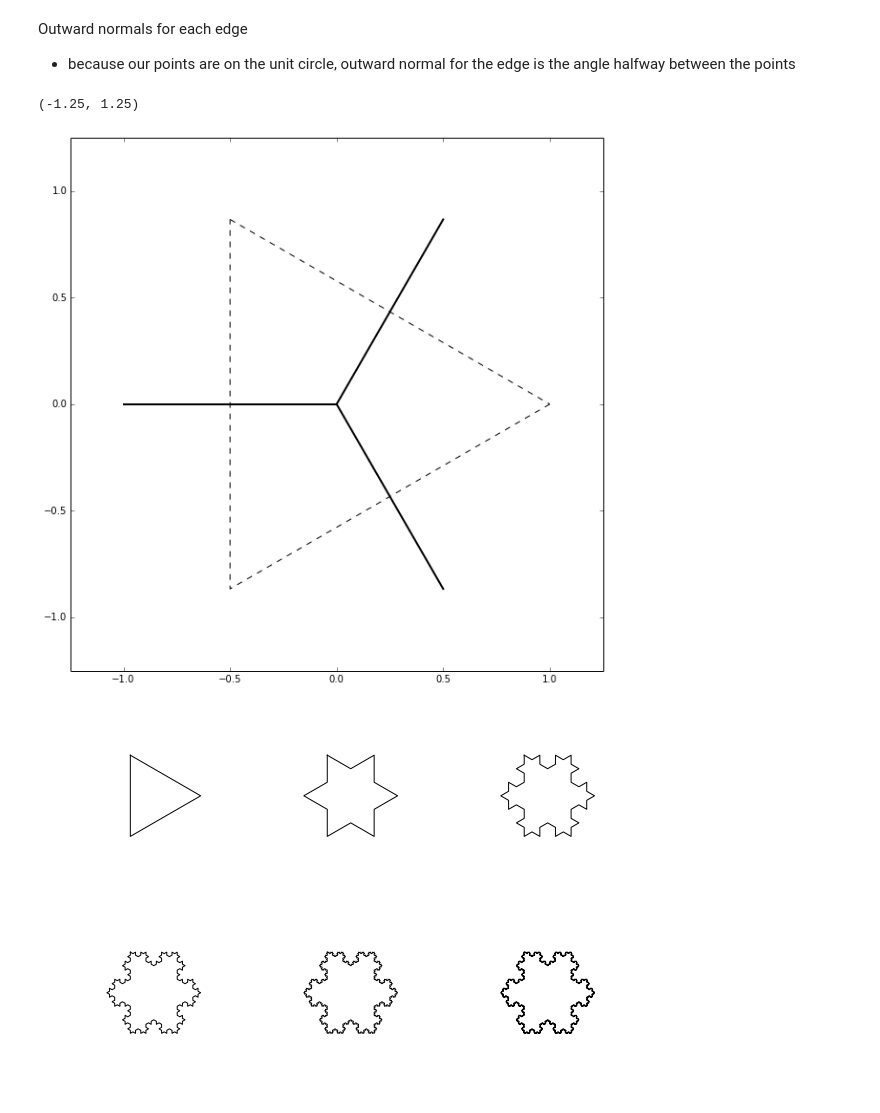
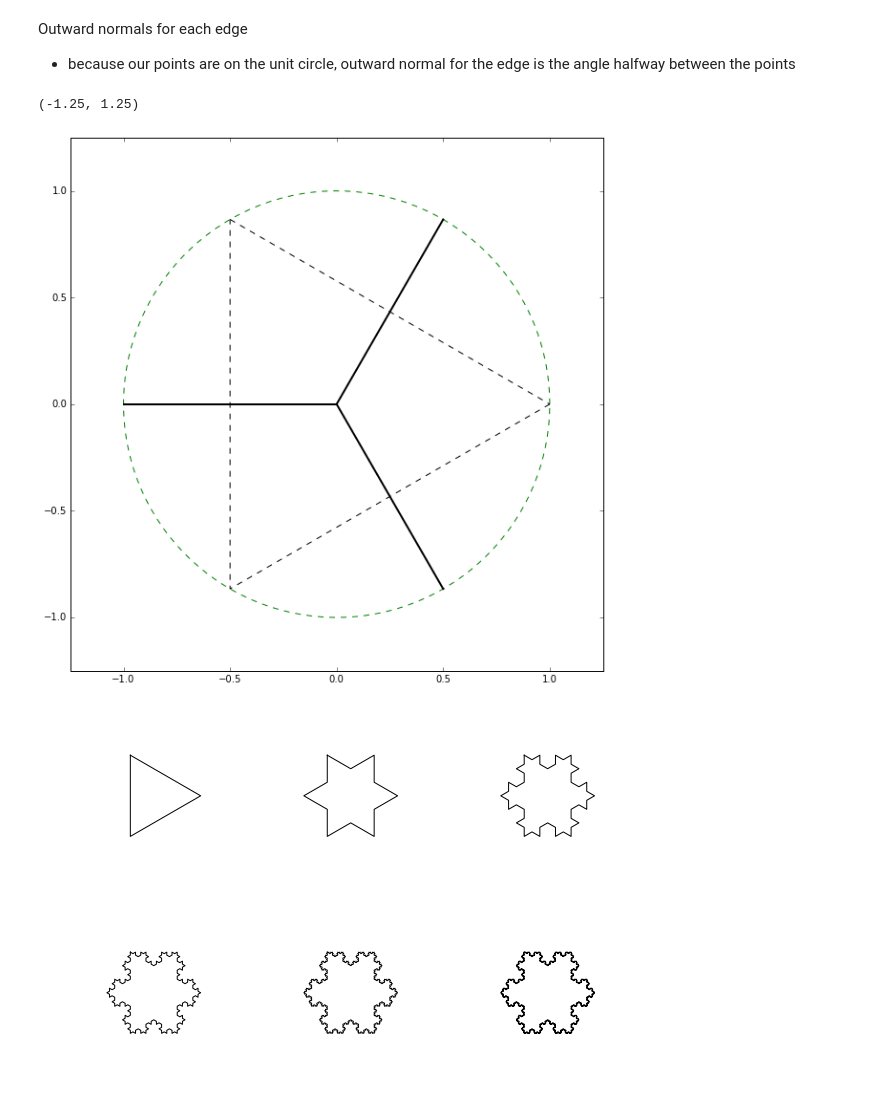
Before and after one commit to levy5674/fractals, a Jupyter notebook: spiral.ipynb, the cells around one changed output. Cells and saved outputs as stored; diff of their text form; code cells hidden in the pictures.

```diff
--- a/spiral.ipynb
+++ b/spiral.ipynb
@@ -16,4 +16,6 @@ Vertices of the inner polygon
 t = linspace(2*pi, 2* (pi / N), N)
 x = cos(t)
 y = sin(t)
+# %%
+t_circle = linspace(0, 2*pi, 128)
 # %%
@@ -33,15 +36,16 @@ Outward normals for each edge
 # %%
 nts = linspace((2*pi)-(pi/N), pi/N, N)
 # %%
+plot(cos(t_circle), sin(t_circle), 'g--')
 plot(x,y, 'k--')
 plot(x[[-1, 0]], y[[-1, 0]], 'k--')
 for normal_angle in nts:
     plot([0, cos(normal_angle)], [0, sin(normal_angle)], 'k-', linewidth=2)
 axis('equal')
 ylim(xlim([-1.25, 1.25]))
 # %% [output]
 (-1.25, 1.25)
-[figure, old version]
+[figure, new version]
 # %%
 def emit_line(x,y):
     for _x, _y in zip(x,y):
```
Also changed, not shown: parts of 1 cell of this notebook.
